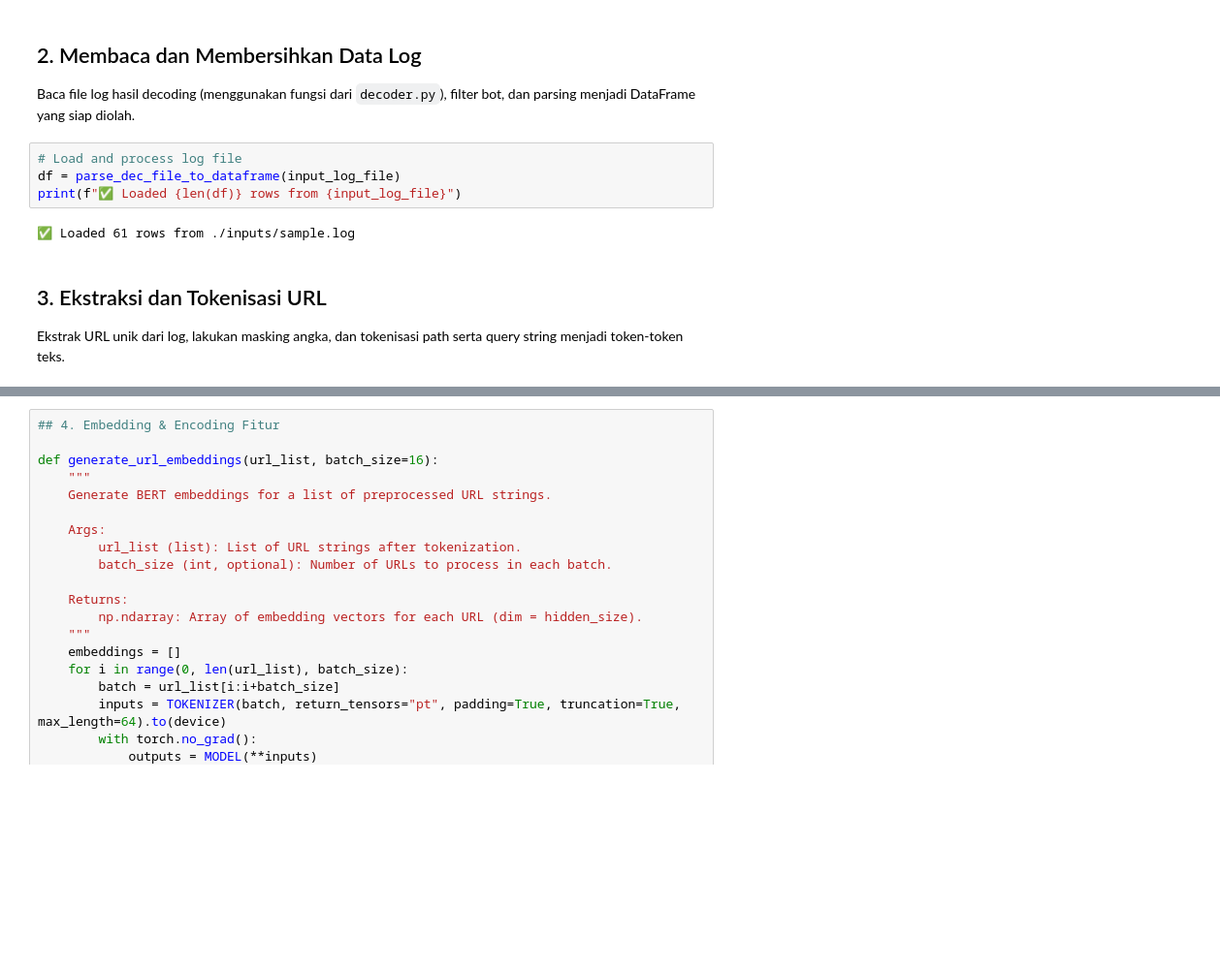
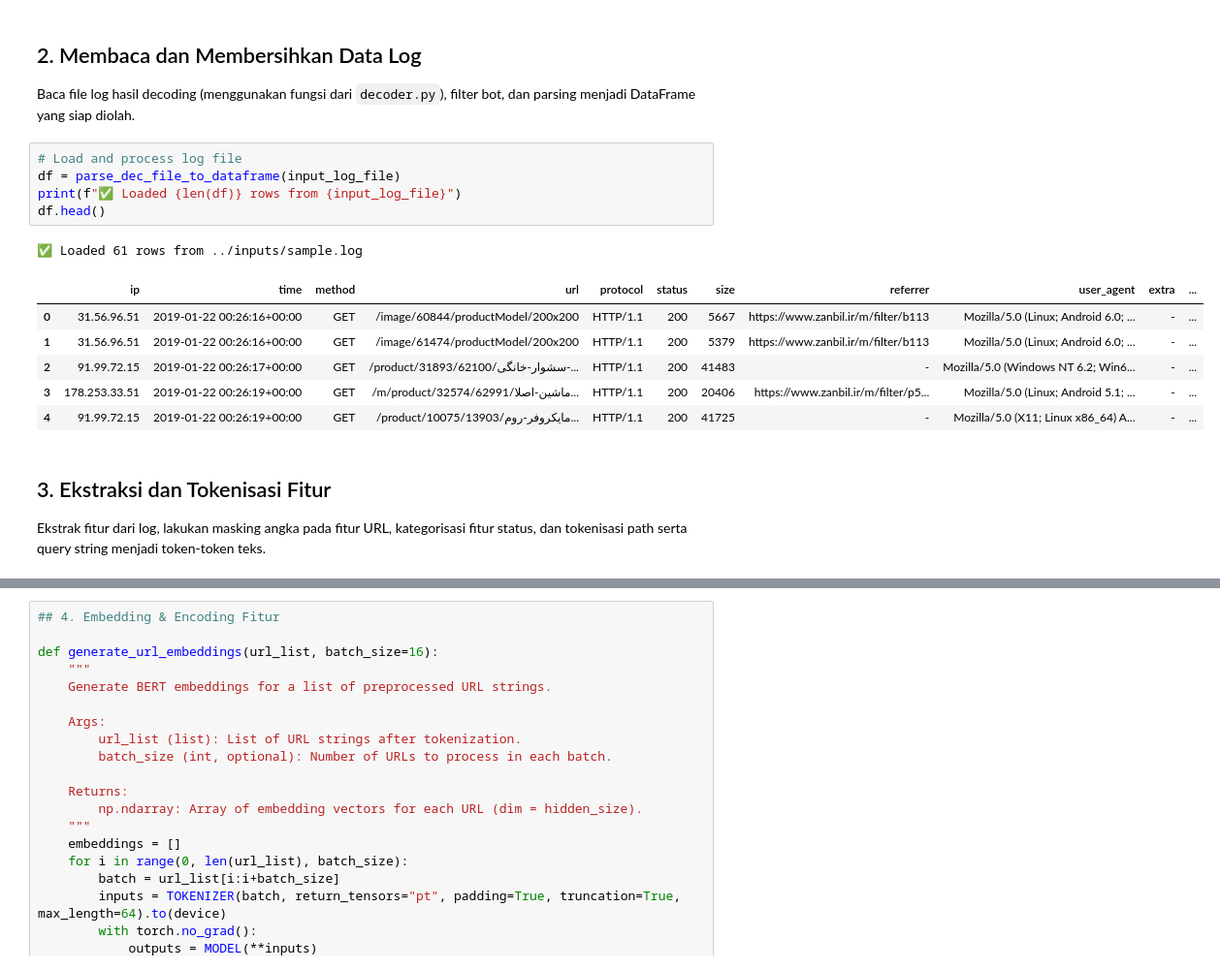
Before and after one commit to rizkyaqil04/Bisecting_Log, a Jupyter notebook: app/bkm.ipynb, the cells around one changed output, grey strips where cells are left out. Shown: that part at 97% size. Saved outputs shown, nothing was run; the diff lists cells and outputs as text; blank space fills up the shorter version.

```diff
--- a/app/bkm.ipynb
+++ b/app/bkm.ipynb
@@ -55,13 +58,20 @@ Baca file log hasil decoding (menggunakan fungsi dari `decoder.py`), filter bot,
 # %%
 # Load and process log file
 df = parse_dec_file_to_dataframe(input_log_file)
 print(f"✅ Loaded {len(df)} rows from {input_log_file}")
+df.head()
 # %% [output]
-✅ Loaded 61 rows from ./inputs/sample.log
+✅ Loaded 61 rows from ../inputs/sample.log
+|  | ip | time | method | url | protocol | status | size | referrer | user_agent | extra | ... |
+| 0 | 31.56.96.51 | 2019-01-22 00:26:16+00:00 | GET | /image/60844/productModel/200x200 | HTTP/1.1 | 200 | 5667 | https://www.zanbil.ir/m/filter/b113 | Mozilla/5.0 (Linux; Android 6.0; ... | - | ... |
+| 1 | 31.56.96.51 | 2019-01-22 00:26:16+00:00 | GET | /image/61474/productModel/200x200 | HTTP/1.1 | 200 | 5379 | https://www.zanbil.ir/m/filter/b113 | Mozilla/5.0 (Linux; Android 6.0; ... | - | ... |
+| 2 | 91.99.72.15 | 2019-01-22 00:26:17+00:00 | GET | /product/31893/62100/سشوار-خانگی-... | HTTP/1.1 | 200 | 41483 | - | Mozilla/5.0 (Windows NT 6.2; Win6... | - | ... |
+| 3 | 178.253.33.51 | 2019-01-22 00:26:19+00:00 | GET | /m/product/32574/62991/ماشین-اصلا... | HTTP/1.1 | 200 | 20406 | https://www.zanbil.ir/m/filter/p5... | Mozilla/5.0 (Linux; Android 5.1; ... | - | ... |
+| 4 | 91.99.72.15 | 2019-01-22 00:26:19+00:00 | GET | /product/10075/13903/مایکروفر-روم... | HTTP/1.1 | 200 | 41725 | - | Mozilla/5.0 (X11; Linux x86_64) A... | - | ... |
 # %% [markdown]
-## 3. Ekstraksi dan Tokenisasi URL
+## 3. Ekstraksi dan Tokenisasi Fitur
 
-Ekstrak URL unik dari log, lakukan masking angka, dan tokenisasi path serta query string menjadi token-token teks.
+Ekstrak fitur dari log, lakukan masking angka pada fitur URL, kategorisasi fitur status, dan tokenisasi path serta query string menjadi token-token teks.
 # %%
 # def extract_unique_urls(df):
 #     """
```
Also changed, not shown: parts of 6 cells of this notebook, 2 other files.
